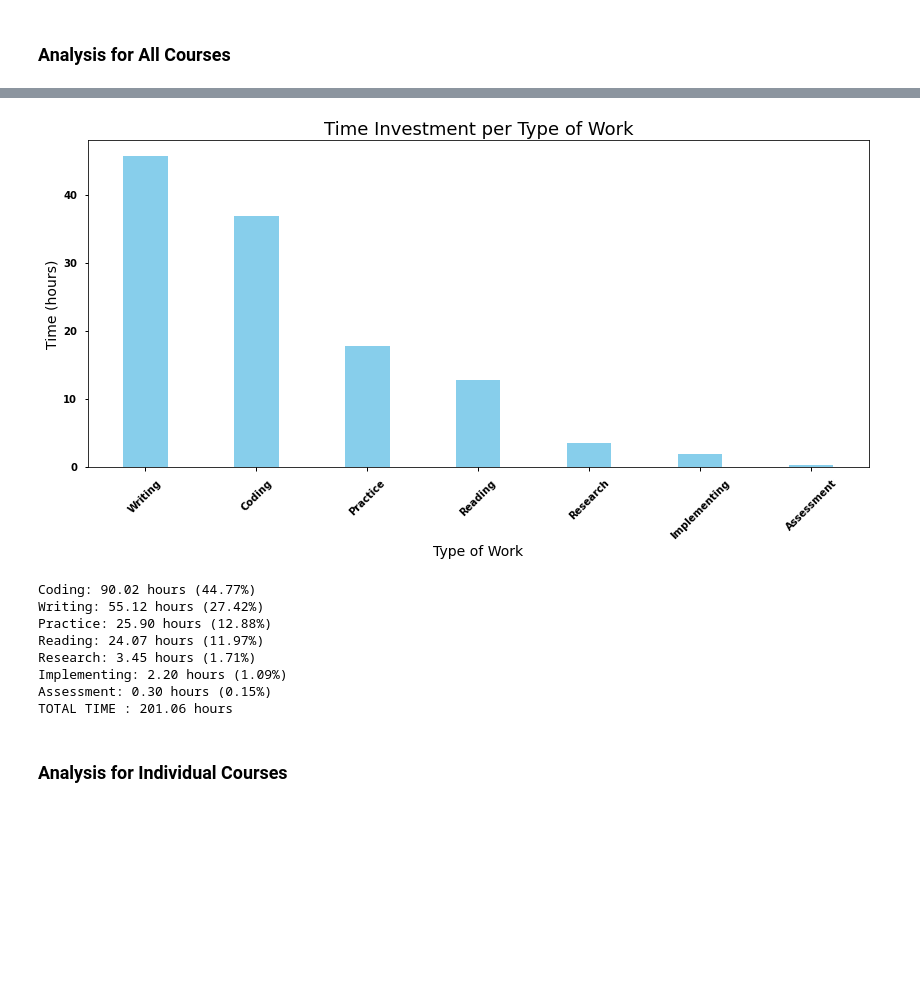
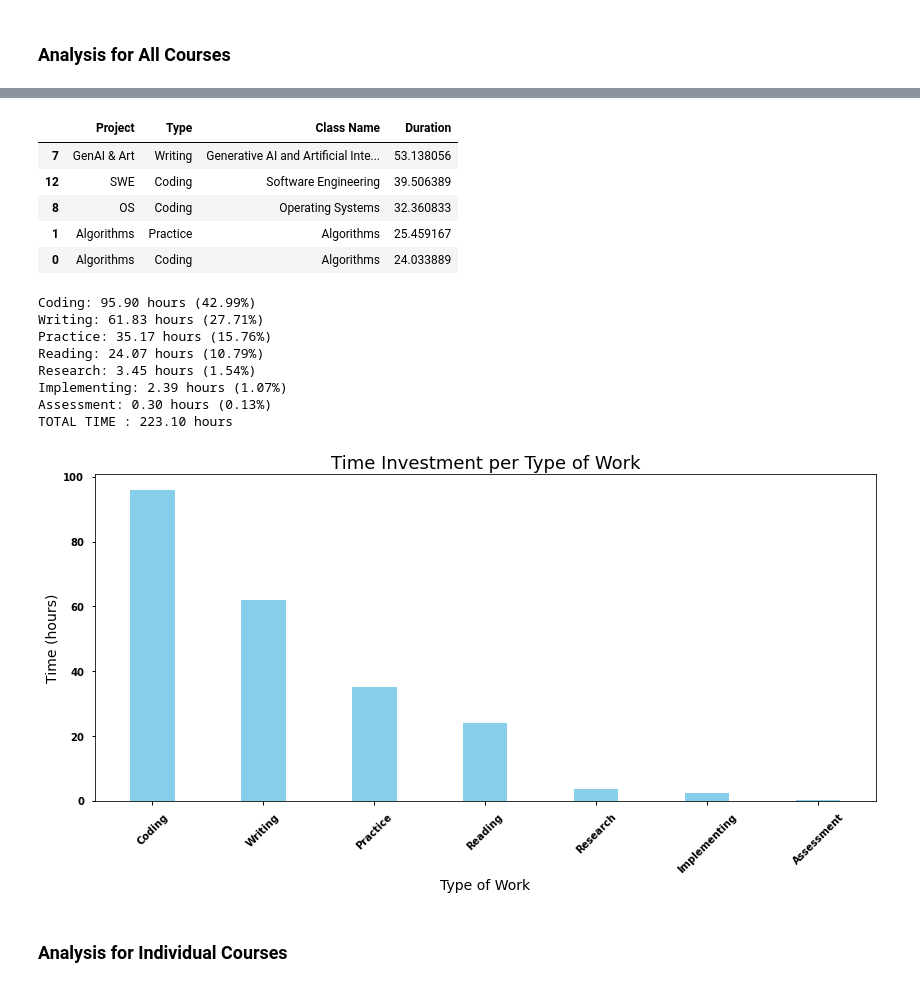
Before and after one commit to ifrycolorado/ClassTimeTrackingAnalysis, a Jupyter notebook: src/analysis.ipynb, the cells around one changed output, grey strips where cells are left out. Drawn from its saved outputs; the diff is of its cells as text; code cells hidden in the pictures; blank space fills up the shorter version.

```diff
--- a/src/analysis.ipynb
+++ b/src/analysis.ipynb
@@ -124,6 +124,9 @@ combined_df.head(5)
 # constant variables
 COLOR = 'skyblue'
 ROTATION = 45
+
+# open file
+f = open("../logs/raw_stats.txt", "w")
 
 # plt specifics
 plt.style.use('seaborn-notebook')
@@ -153,7 +156,7 @@ def print_plot(total_time_df, class_df, course, save = False):
     plt.show()
 
 # stat print function
-def calc_stats(total_time_df, course):
+def calc_stats(total_time_df, course, filepath = None):
     # calculate percentages of time spent on each type of work
     total_time_df = total_time_df[total_time_df['Project'] == course]
     total_time = total_time_df['Duration'].sum()
@@ -161,13 +164,19 @@ def calc_stats(total_time_df, course):
     type_time_dict = {k: v for k, v in sorted(type_time_dict.items(), key=lambda item: item[1], reverse = True)}
 
     # printing statistics
-    print_string = [f"Course: {course}, Total Time = {total_time:.2f} hours"]
+    print_string = [f"COURSE: {class_df[class_df['Toggl Name'] == course]['Class Name'].iloc[0]}"
+              f" ({class_df[class_df['Toggl Name'] == course]['Department Code'].iloc[0]}{class_df[class_df['Toggl Name'] == course]['Department Number'].iloc[0]})"]
     for ty in type_time_dict:
         type_time_dict[ty] = type_time_dict[ty] / total_time * 100
         type_total_time = total_time_df[total_time_df['Type'] == ty]['Duration'].sum()
 
         # find total hours spent on ty type
         print_string.append(f"{ty}: {type_total_time:.2f} hours ({type_time_dict[ty]:.2f}%)")
+    print_string.append(f"TOTAL TIME : {total_time:.2f} hours")
+
+    # save statistics
+    if filepath is not None:
+        f.write("\n".join(print_string) + "\n\n")
 
     return "\n".join(print_string)
 # %% [markdown]
@@ -213,35 +221,44 @@ TOTAL TIME : 201.06 hours
 # %%
 # create a bar chart of total time per type with the labels tilted
-plt.bar(total_time_df['Type'], total_time_df['Duration'], color = COLOR,
+aggregated_data = total_time_df.groupby('Type')['Duration'].sum().reset_index()
+aggregated_data = aggregated_data.sort_values(by=['Duration'], ascending=False)
+plt.bar(aggregated_data['Type'], aggregated_data['Duration'], color = COLOR,
         width = 0.4)
 plt.xlabel("Type of Work", size = 14)
 plt.ylabel("Time (hours)", size = 14)
 plt.xticks(rotation=ROTATION)
 plt.title("Time Investment per Type of Work", size = 18)
-plt.show()
+plt.savefig(f"../images/PerType.png", transparent=False, format = 'png')
+display(total_time_df.head(5))
 
 # calculate percentages of time spent on each type of work
 type_time_dict = {ty:total_time_df.loc[total_time_df['Type'] == ty, 'Duration'].sum() for ty in total_time_df['Type'].unique()}
 type_time_dict = {k: v for k, v in sorted(type_time_dict.items(), key=lambda item: item[1], reverse = True)}
 
 # printing statistics
 print_string = []
 for ty in type_time_dict:
     type_time_dict[ty] = type_time_dict[ty] / total_time * 100
     type_total_time = total_time_df[total_time_df['Type'] == ty]['Duration'].sum()
     print_string.append(f"{ty}: {type_total_time:.2f} hours ({type_time_dict[ty]:.2f}%)")
 print_string.append("TOTAL TIME : {:.2f} hours".format(total_time))
 print("\n".join(print_string))
 # %% [output]
+|  | Project | Type | Class Name | Duration |
+| 7 | GenAI & Art | Writing | Generative AI and Artificial Inte... | 53.138056 |
+| 12 | SWE | Coding | Software Engineering | 39.506389 |
+| 8 | OS | Coding | Operating Systems | 32.360833 |
+| 1 | Algorithms | Practice | Algorithms | 25.459167 |
+| 0 | Algorithms | Coding | Algorithms | 24.033889 |
+Coding: 95.90 hours (42.99%)
+Writing: 61.83 hours (27.71%)
+Practice: 35.17 hours (15.76%)
+Reading: 24.07 hours (10.79%)
+Research: 3.45 hours (1.54%)
+Implementing: 2.39 hours (1.07%)
+Assessment: 0.30 hours (0.13%)
+TOTAL TIME : 223.10 hours
-[figure, old version]
+[figure, new version]
-Coding: 90.02 hours (44.77%)
-Writing: 55.12 hours (27.42%)
-Practice: 25.90 hours (12.88%)
-Reading: 24.07 hours (11.97%)
-Research: 3.45 hours (1.71%)
-Implementing: 2.20 hours (1.09%)
-Assessment: 0.30 hours (0.15%)
-TOTAL TIME : 201.06 hours
 # %% [markdown]
 ### Analysis for Individual Courses
 # %%
```
Also changed, not shown: parts of 7 cells of this notebook, 9 other files.
